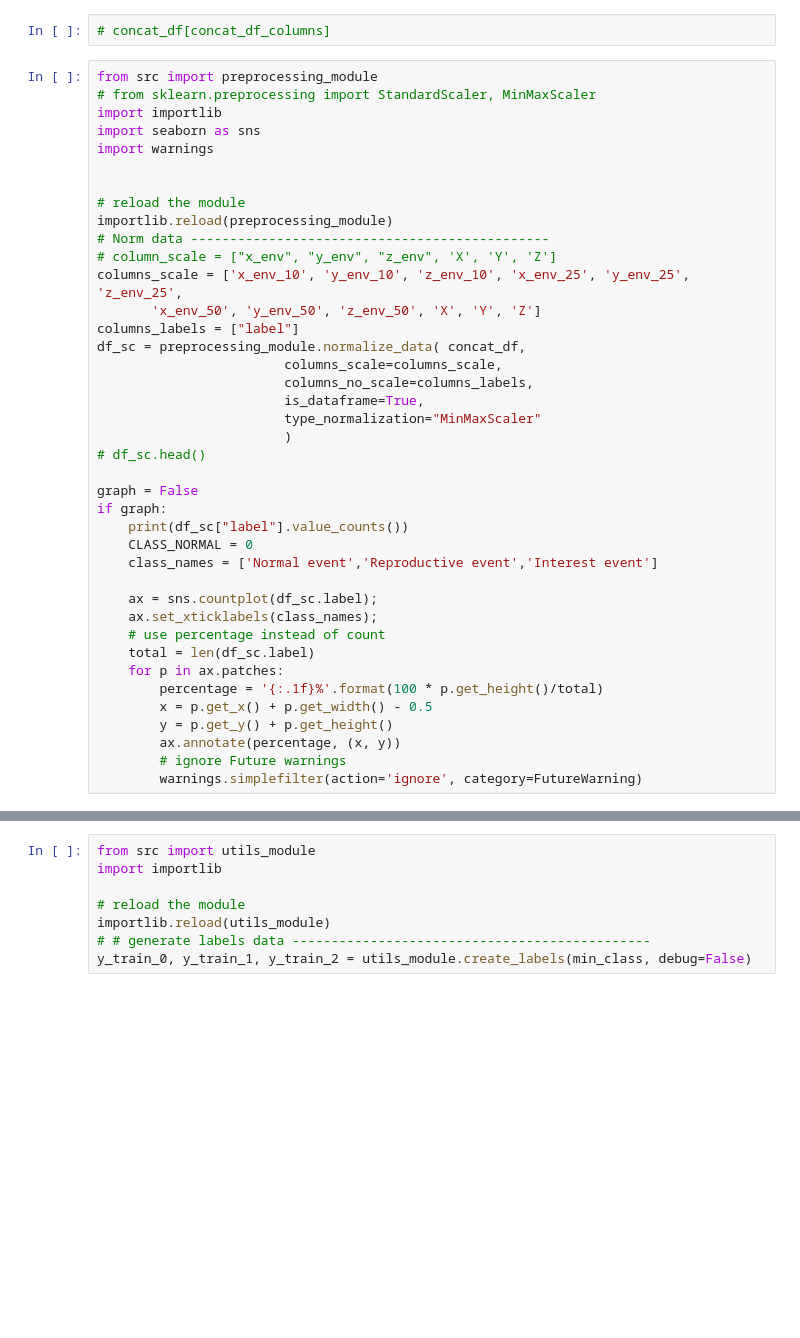
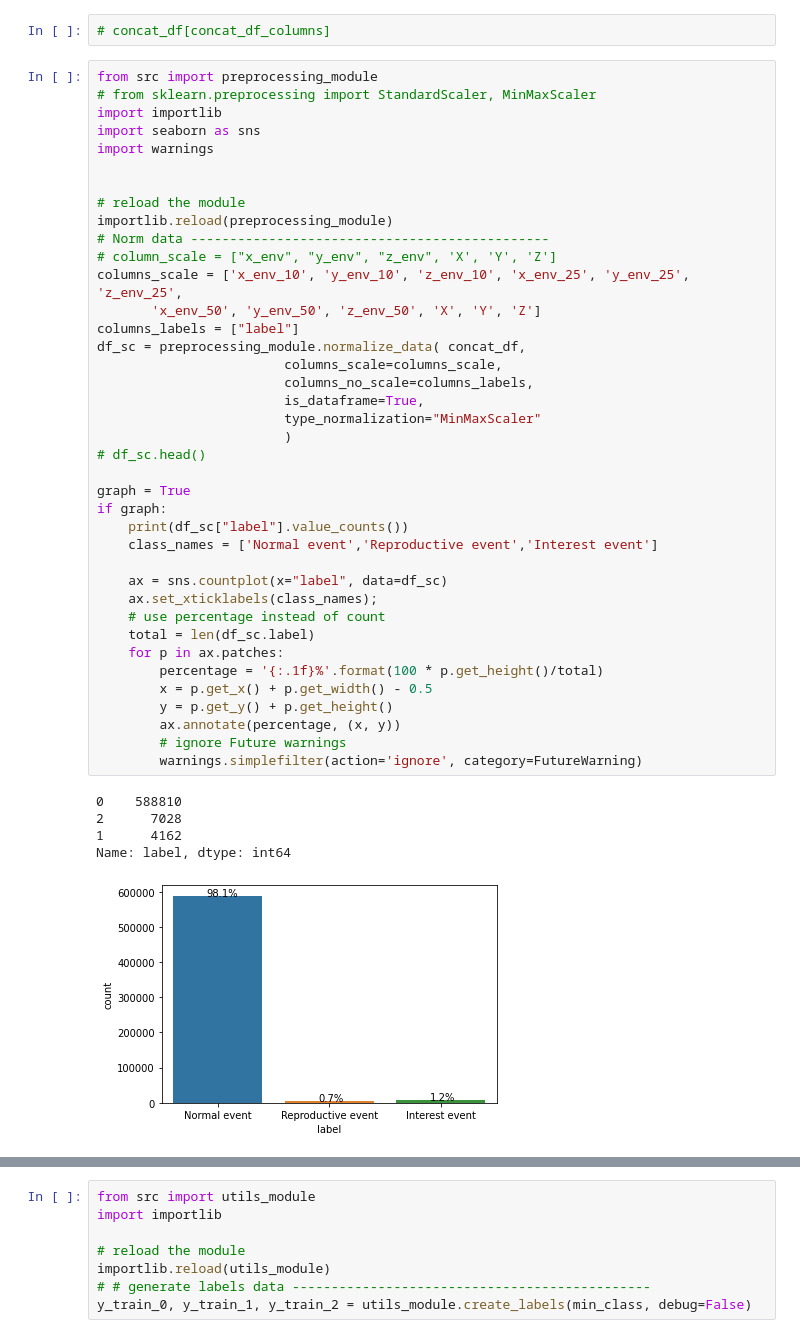
Before and after one commit to MorillaGit/quail_behavior_classifier, a Jupyter notebook: main.ipynb, the cells around one changed output, grey strips where cells are left out. Cells and saved outputs as stored; diff of their text form; blank space fills up the shorter version.

```diff
--- a/main.ipynb
+++ b/main.ipynb
@@ -156,36 +146,41 @@ import warnings
 
 # reload the module
 importlib.reload(preprocessing_module)
 # Norm data ----------------------------------------------
 # column_scale = ["x_env", "y_env", "z_env", 'X', 'Y', 'Z']
 columns_scale = ['x_env_10', 'y_env_10', 'z_env_10', 'x_env_25', 'y_env_25', 'z_env_25',
        'x_env_50', 'y_env_50', 'z_env_50', 'X', 'Y', 'Z']
 columns_labels = ["label"]
 df_sc = preprocessing_module.normalize_data( concat_df,
                         columns_scale=columns_scale,
                         columns_no_scale=columns_labels,
                         is_dataframe=True,
                         type_normalization="MinMaxScaler"
                         )
 # df_sc.head()
 
-graph = False
+graph = True
 if graph:
     print(df_sc["label"].value_counts())
-    CLASS_NORMAL = 0
     class_names = ['Normal event','Reproductive event','Interest event']
 
-    ax = sns.countplot(df_sc.label);
+    ax = sns.countplot(x="label", data=df_sc)
     ax.set_xticklabels(class_names);
     # use percentage instead of count
     total = len(df_sc.label)
     for p in ax.patches:
         percentage = '{:.1f}%'.format(100 * p.get_height()/total)
         x = p.get_x() + p.get_width() - 0.5
         y = p.get_y() + p.get_height()
         ax.annotate(percentage, (x, y))
         # ignore Future warnings
         warnings.simplefilter(action='ignore', category=FutureWarning)
+# %% [output]
+0    588810
+2      7028
+1      4162
+Name: label, dtype: int64
+[figure, added]
 # %%
 df_sc.head()
 # %% [output]
```
Also changed, not shown: parts of 9 cells of this notebook.
